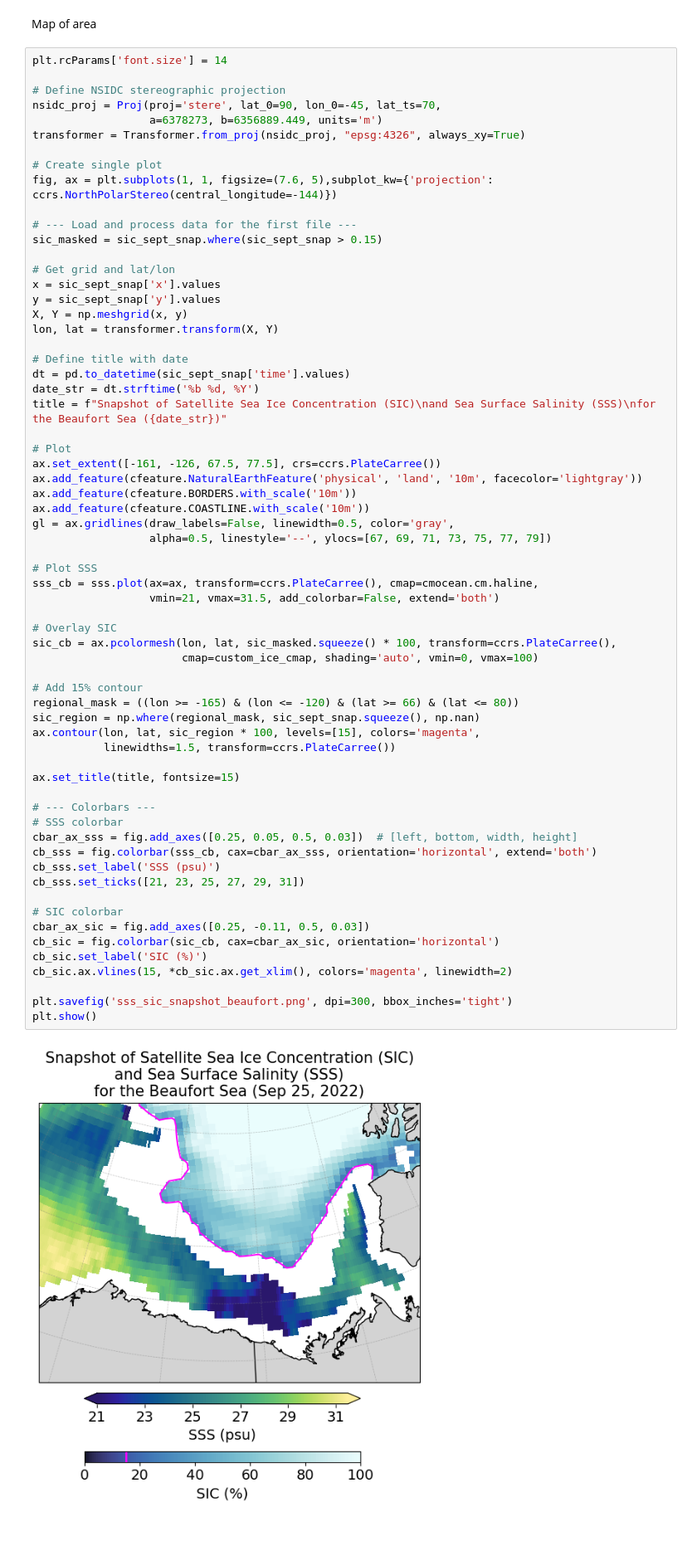
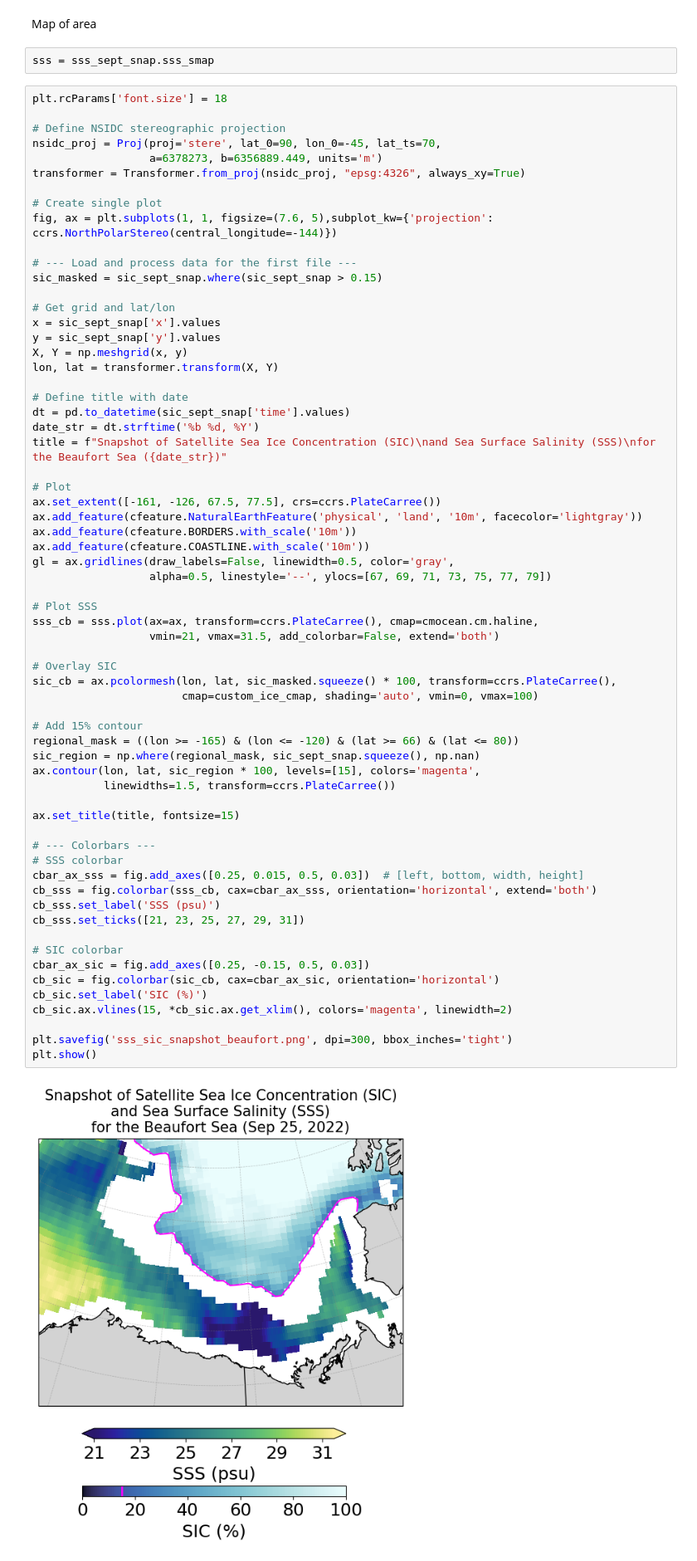
Before and after one commit to mjzahn/SASSIE_ECCO_salinity_stratification, a Jupyter notebook: notebooks/satellite_obs/Pelto_ice_map.ipynb, the cells around one changed output. Shown at 83% size. Drawn from its saved outputs; the diff is of its cells as text; blank space fills up the shorter version.

```diff
--- a/notebooks/satellite_obs/Pelto_ice_map.ipynb
+++ b/notebooks/satellite_obs/Pelto_ice_map.ipynb
@@ -87,8 +88,10 @@ from matplotlib.colors import LinearSegmentedColormap
 custom_ice_cmap = remap_colormap(cmocean.cm.ice, nonlin_scale=np.sqrt)  # sqrt compresses low end
 # %% [markdown]
 Map of area
+# %%
+sss = sss_sept_snap.sss_smap
 # %%
-plt.rcParams['font.size'] = 14
+plt.rcParams['font.size'] = 18
 
 # Define NSIDC stereographic projection
 nsidc_proj = Proj(proj='stere', lat_0=90, lon_0=-45, lat_ts=70,
@@ -123,33 +126,33 @@ gl = ax.gridlines(draw_labels=False, linewidth=0.5, color='gray',
 # Plot SSS
 sss_cb = sss.plot(ax=ax, transform=ccrs.PlateCarree(), cmap=cmocean.cm.haline,
                   vmin=21, vmax=31.5, add_colorbar=False, extend='both')
 
 # Overlay SIC
 sic_cb = ax.pcolormesh(lon, lat, sic_masked.squeeze() * 100, transform=ccrs.PlateCarree(),
                        cmap=custom_ice_cmap, shading='auto', vmin=0, vmax=100)
 
 # Add 15% contour
 regional_mask = ((lon >= -165) & (lon <= -120) & (lat >= 66) & (lat <= 80))
 sic_region = np.where(regional_mask, sic_sept_snap.squeeze(), np.nan)
 ax.contour(lon, lat, sic_region * 100, levels=[15], colors='magenta',
            linewidths=1.5, transform=ccrs.PlateCarree())
 
 ax.set_title(title, fontsize=15)
 
 # --- Colorbars ---
 # SSS colorbar
-cbar_ax_sss = fig.add_axes([0.25, 0.05, 0.5, 0.03])  # [left, bottom, width, height]
+cbar_ax_sss = fig.add_axes([0.25, 0.015, 0.5, 0.03])  # [left, bottom, width, height]
 cb_sss = fig.colorbar(sss_cb, cax=cbar_ax_sss, orientation='horizontal', extend='both')
 cb_sss.set_label('SSS (psu)')
 cb_sss.set_ticks([21, 23, 25, 27, 29, 31])
 
 # SIC colorbar
-cbar_ax_sic = fig.add_axes([0.25, -0.11, 0.5, 0.03])
+cbar_ax_sic = fig.add_axes([0.25, -0.15, 0.5, 0.03])
 cb_sic = fig.colorbar(sic_cb, cax=cbar_ax_sic, orientation='horizontal')
 cb_sic.set_label('SIC (%)')
 cb_sic.ax.vlines(15, *cb_sic.ax.get_xlim(), colors='magenta', linewidth=2)
 
 plt.savefig('sss_sic_snapshot_beaufort.png', dpi=300, bbox_inches='tight')
 plt.show()
 # %% [output]
-[figure, old version]
+[figure, new version]
```
Also changed, not shown: parts of 7 cells of this notebook, 3 other files.
